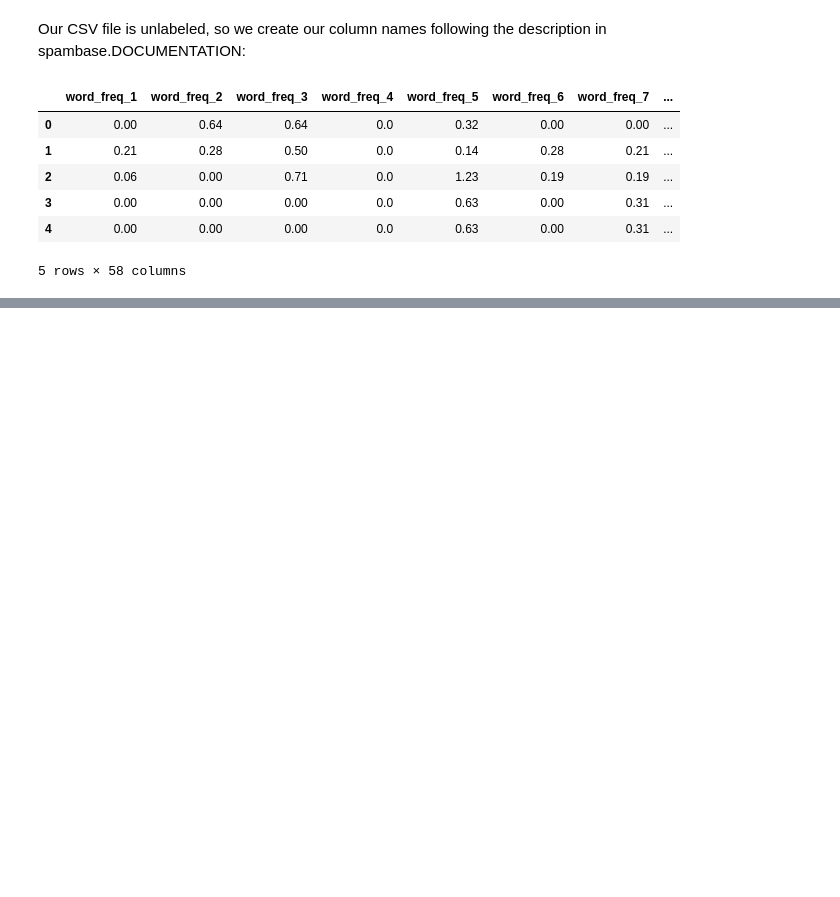
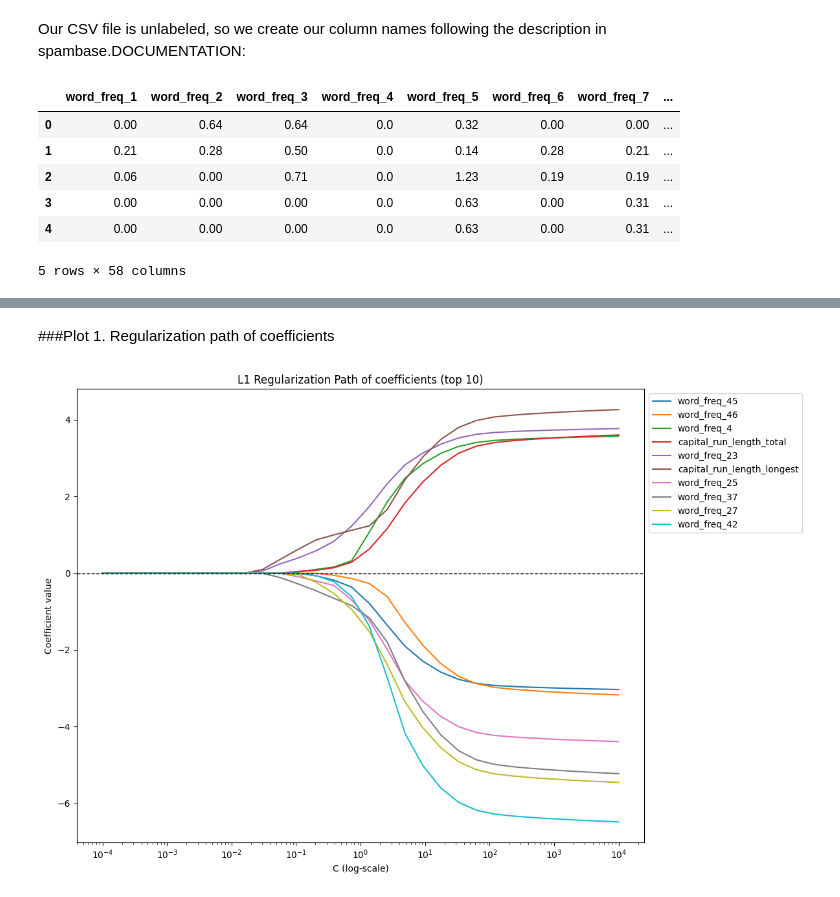
Before and after one commit to johnnyd212/comp551-assignment-2, a Jupyter notebook: notebooks/analysis.ipynb, the cells around one changed output, grey strips where cells are left out. Drawn from its saved outputs; the diff is of its cells as text; code cells hidden in the pictures; blank space fills up the shorter version.

```diff
--- a/notebooks/analysis.ipynb
+++ b/notebooks/analysis.ipynb
@@ -29,0 +45,18 @@ df.head()
+# %%
+# Dataset
+X = df.drop(columns='spam') # All 57 input features
+y = df['spam'] # Target label (spam / not spam)
+# %%
+# Train / Test split
+from sklearn.model_selection import train_test_split
+X_train, X_test, y_train, y_test = train_test_split(X, y, test_size=0.95, random_state=RANDOM_SEED, stratify=y)
+# %%
+# Standardization
+from sklearn.preprocessing import StandardScaler
+
+scaler = StandardScaler()
+X_train = pd.DataFrame(scaler.fit_transform(X_train), columns=X_train.columns)
+X_test = pd.DataFrame(scaler.transform(X_test), columns=X_test.columns)
+
+print(f"X_train shape: {X_train.shape}")
+print(f"X_test shape: {X_test.shape}")
@@ -29,0 +68,4 @@ df.head()
+# %%
+# Regularizatin grid
+Cs = np.logspace(-4, 4, 30) # Recommended Path Construction
+print(Cs)
@@ -29,0 +111,24 @@ df.head()
+# %% [markdown]
+###Plot 1. Regularization path of coefficients
+# %%
+import matplotlib.pyplot as plt
+
+# Only plot the top-k coefficients to keep the plot readable
+k = 10
+max_abs = np.max(np.abs(coefs), axis=0)
+topk_idx = np.argsort(max_abs)[-k:] # 10 strongest features
+
+# Plot Regularization path L1
+plt.figure(figsize=(12, 8))
+for j in topk_idx:
+    plt.plot(Cs, coefs[:, j], label=X_train.columns[j])
+plt.xscale("log")
+plt.xlabel("C (log-scale)")
+plt.ylabel("Coefficient value")
+plt.title(f"L1 Regularization Path of coefficients (top {k})")
+plt.axhline(0, color='black', linestyle='--', linewidth=1)
+plt.legend(bbox_to_anchor=(1, 1), loc='upper left')
+plt.tight_layout()
+plt.show()
+# %% [output]
+[figure, added]
```
Also changed, not shown: parts of 13 cells of this notebook.
